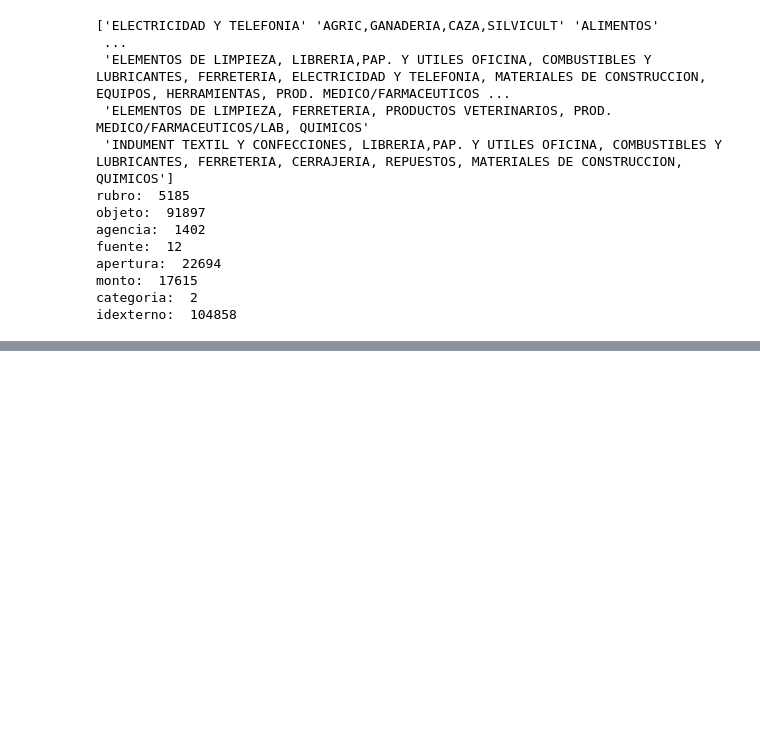
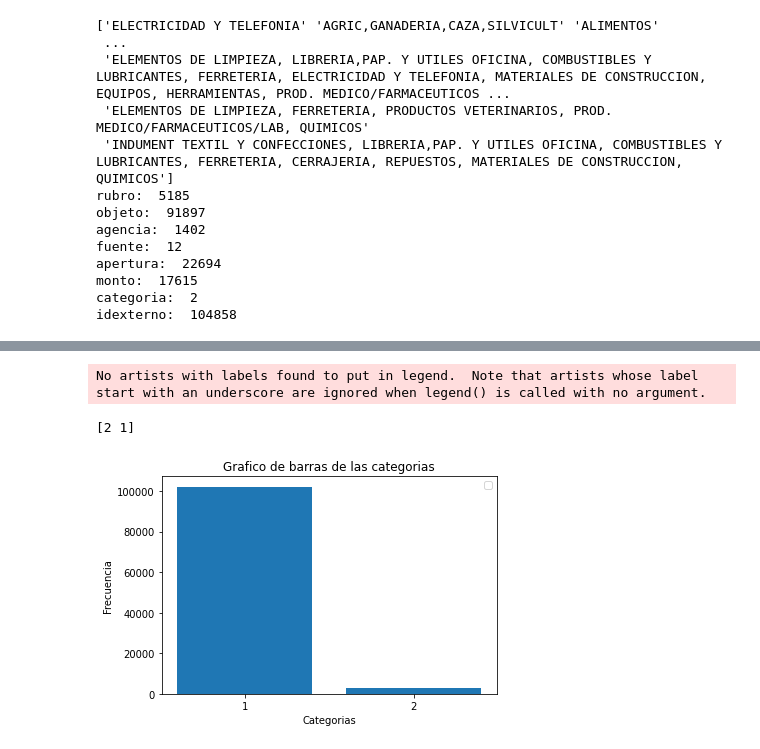
Before and after one commit to santrosa/Mentoria13, a Jupyter notebook: M13_TP1.ipynb, the cells around one changed output, grey strips where cells are left out. Drawn from its saved outputs; the diff is of its cells as text; code cells hidden in the pictures; blank space fills up the shorter version.

```diff
--- a/M13_TP1.ipynb
+++ b/M13_TP1.ipynb
@@ -226,0 +209,15 @@ plt.show()
+# %%
+print(df['categoria'].unique())
+
+frecuencia_categoria = df['categoria'].value_counts()
+plt.bar(frecuencia_categoria.index, frecuencia_categoria.values)
+plt.xticks([1,2],  ['1','2'])
+plt.xlabel('Categorias')
+plt.ylabel('Frecuencia')
+plt.title('Grafico de barras de las categorias')
+plt.legend()
+plt.show()
+# %% [output]
+No artists with labels found to put in legend.  Note that artists whose label start with an underscore are ignored when legend() is called with no argument.
+[2 1]
+[figure, added]
```
Also changed, not shown: parts of 13 cells of this notebook.
